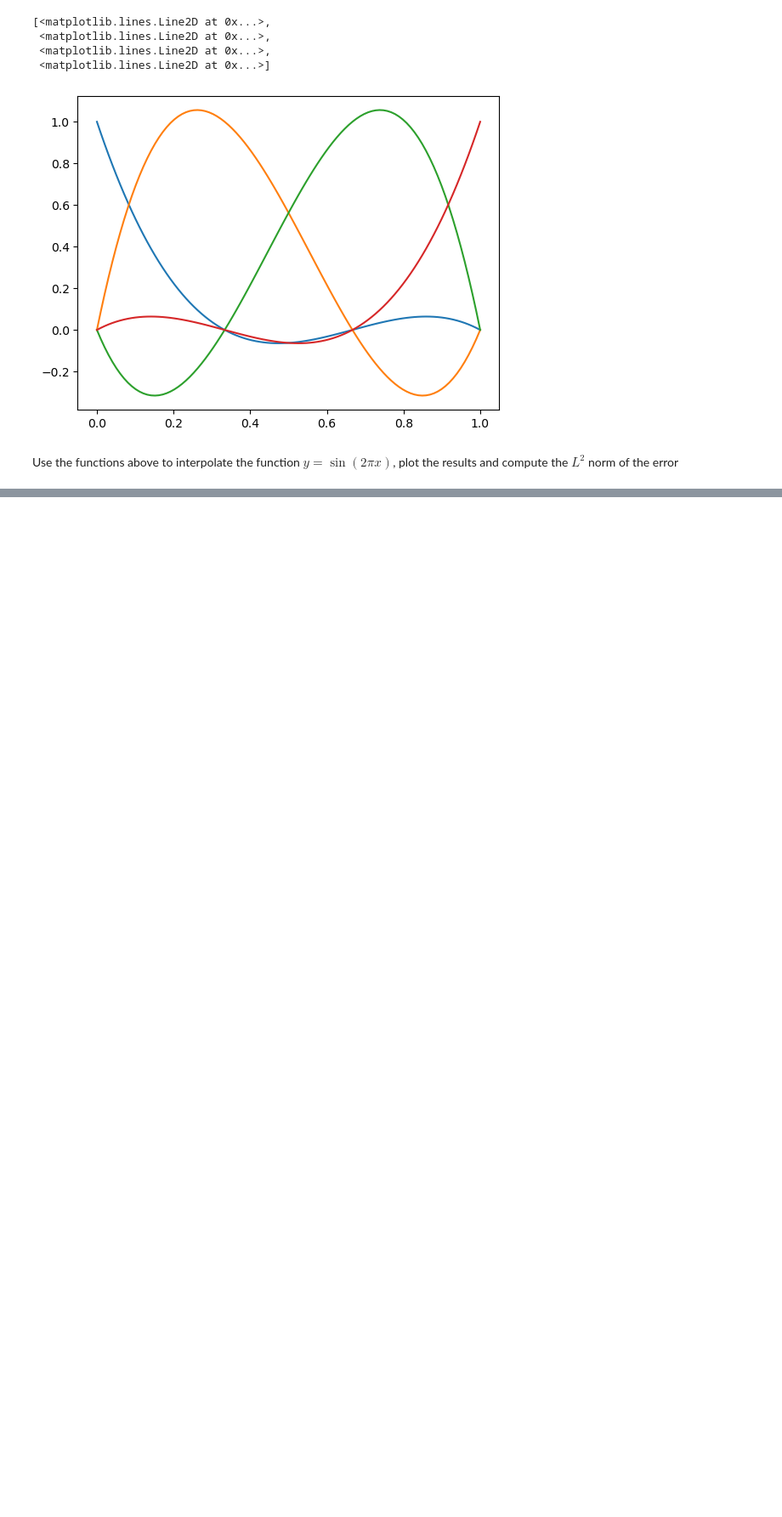
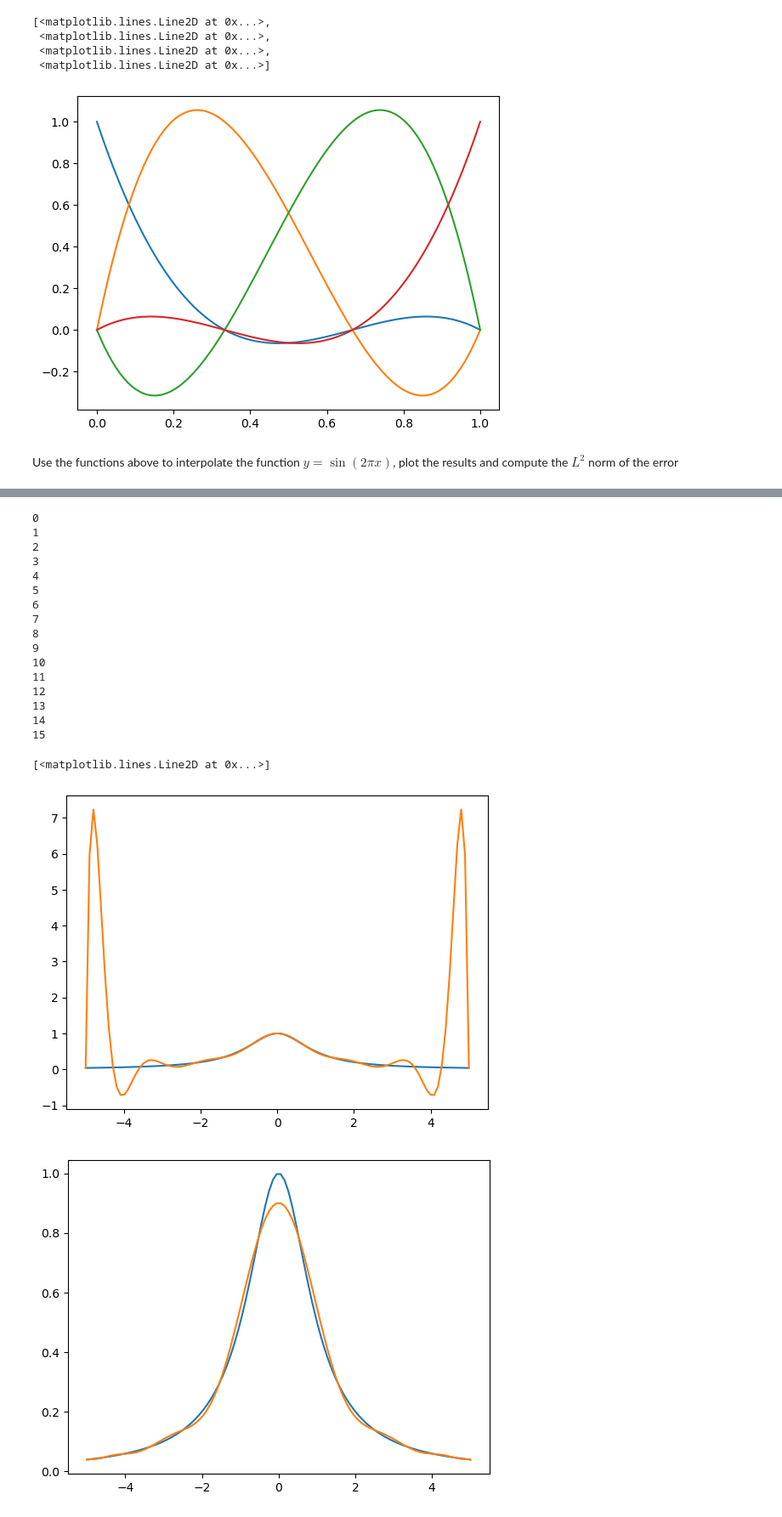
Before and after one commit to giovastabile/analisi_numerica, a Jupyter notebook: notebooks/04_polynomial_interpolation.ipynb, the cells around one changed output, grey strips where cells are left out. Shown at 85% size. Saved outputs shown, nothing was run; the diff lists cells and outputs as text; code cells hidden in the pictures; blank space fills up the shorter version.

Commit message:
adding interpolation

```diff
--- a/notebooks/04_polynomial_interpolation.ipynb
+++ b/notebooks/04_polynomial_interpolation.ipynb
@@ -145,0 +151,39 @@ plt.plot(e, f(e), color="red")
+# %%
+def runge(x):
+    return 1/(1+x**2)
+# %%
+x = np.linspace(-5,5,100)
+q = np.linspace(-5,5,15)
+e = np.linspace(-5,5,100)
+
+f_interp = interpolate(runge, q, e)
+
+plt.plot(x,runge(x))
+plt.plot(x,f_interp)
+
+q = GaussChebishevLobatto(-5,5,15)
+
+plt.figure()
+f_interp = interpolate(runge, q, e)
+plt.plot(x,runge(x))
+plt.plot(x,f_interp)
+# %% [output]
+0
+1
+2
+3
+4
+5
+6
+7
+8
+9
+10
+11
+12
+13
+14
+15
+[<matplotlib.lines.Line2D at 0x...>]
+[figure, added]
+[figure, added]
```
Also changed, not shown: parts of 6 cells of this notebook.
